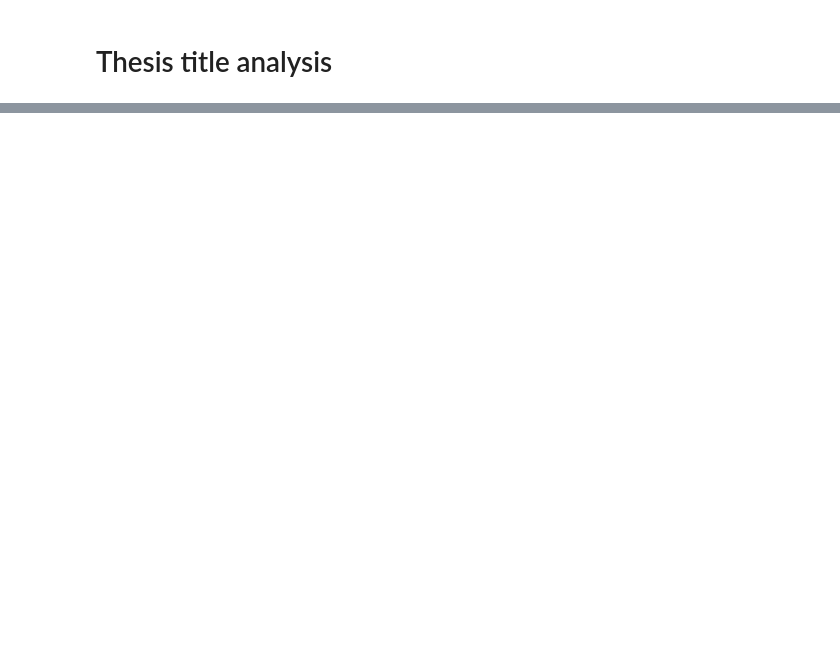
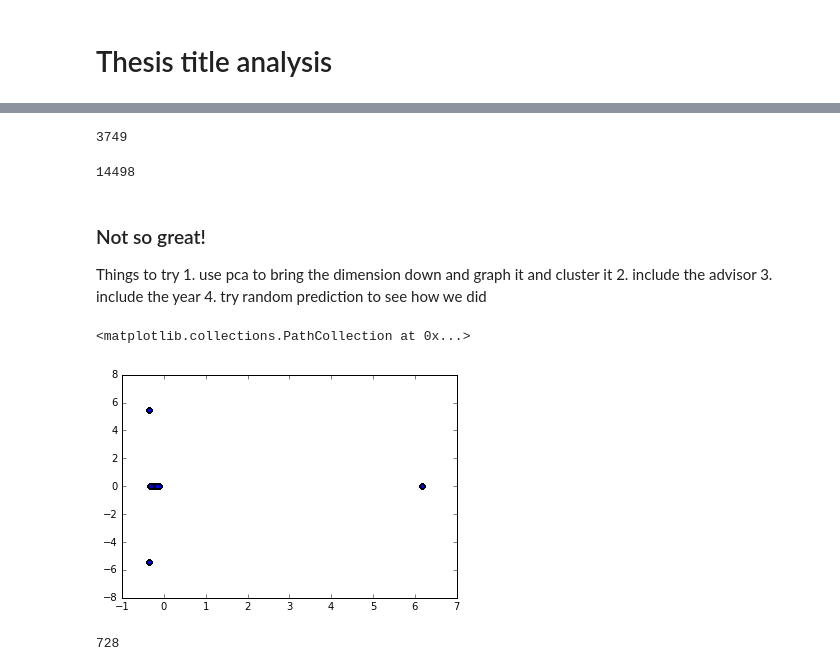
Before and after one commit to AusCoder/data_project_GA, a Jupyter notebook: math_genealogy/title_analysis.ipynb, the cells around one changed output, grey strips where cells are left out. Cells and saved outputs as stored; diff of their text form; code cells hidden in the pictures; blank space fills up the shorter version.

```diff
--- a/math_genealogy/title_analysis.ipynb
+++ b/math_genealogy/title_analysis.ipynb
@@ -94,0 +179,5 @@ finder.nbest(bigram_measures.pmi, 20)
+# %%
+X = bigramed_mathematicians[mcUni1000]
+y = bigramed_mathematicians.encoded_bigram
+# %%
+classifier.fit(X,y)
@@ -94,0 +201,28 @@ finder.nbest(bigram_measures.pmi, 20)
+# %%
+# number correct
+sum([1 for x in zipped_results if x[0] == x[1]])
+# %% [output]
+3749
+# %%
+# number incorrect
+sum([1 for x in zipped_results if x[0] != x[1]])
+# %% [output]
+14498
+# %% [markdown]
+### Not so great!
+Things to try
+    1. use pca to bring the dimension down and graph it and cluster it
+    2. include the advisor
+    3. include the year
+    4. try random prediction to see how we did
+# %%
+# the whiten scales the dimensions the similar scales
+pca = sklearn.decomposition.PCA(whiten=True)
+# %%
+trans_cols = pca.fit_transform(X)
+# %%
+# the pca plot
+plt.scatter(trans_cols[:,0], trans_cols[:,1])
+# %% [output]
+<matplotlib.collections.PathCollection at 0x...>
+[figure, added]
@@ -94,0 +234,5 @@ finder.nbest(bigram_measures.pmi, 20)
+# %%
+# bad data set:
+len(no_unis)
+# %% [output]
+728
```
Also changed, not shown: parts of 51 cells of this notebook, 9 other files.
